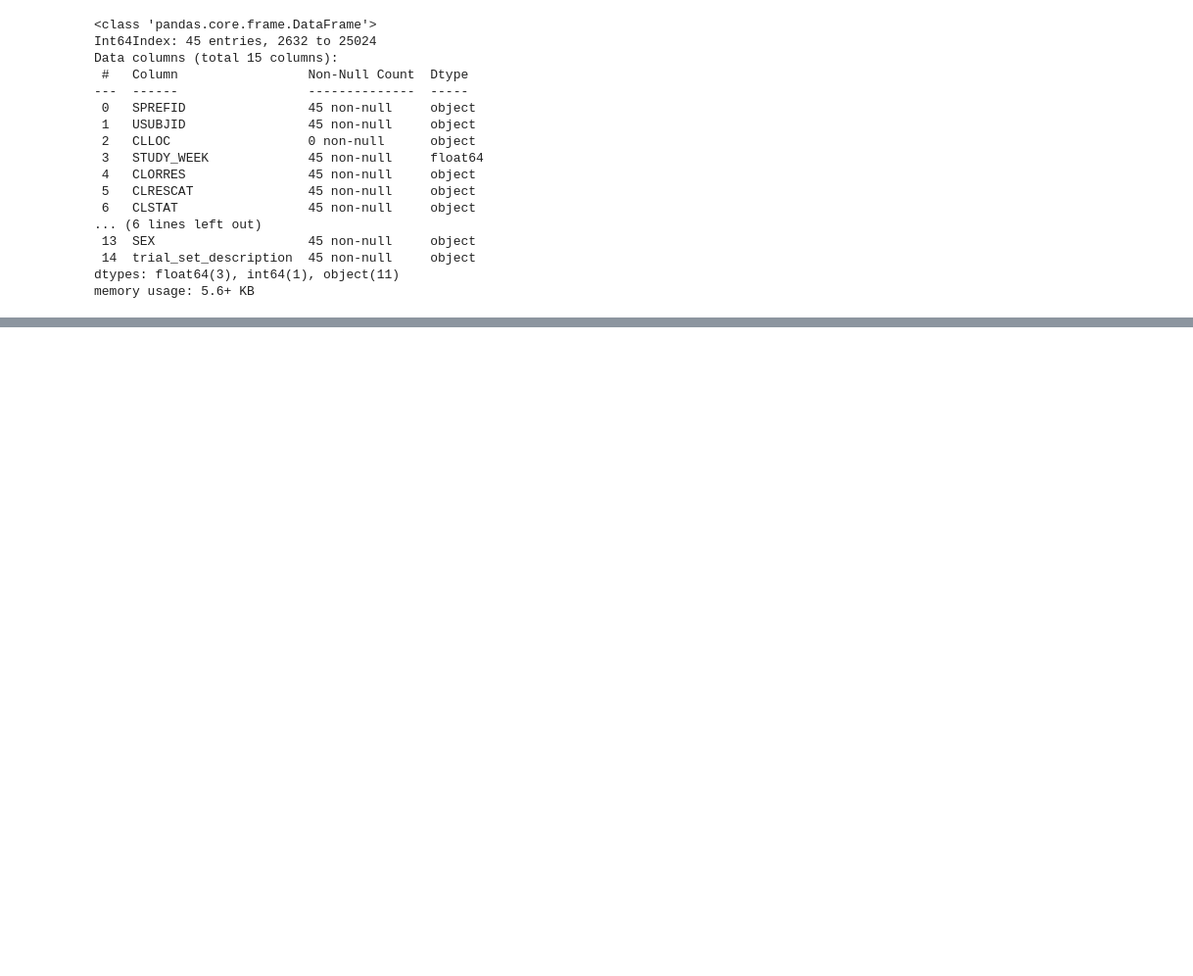
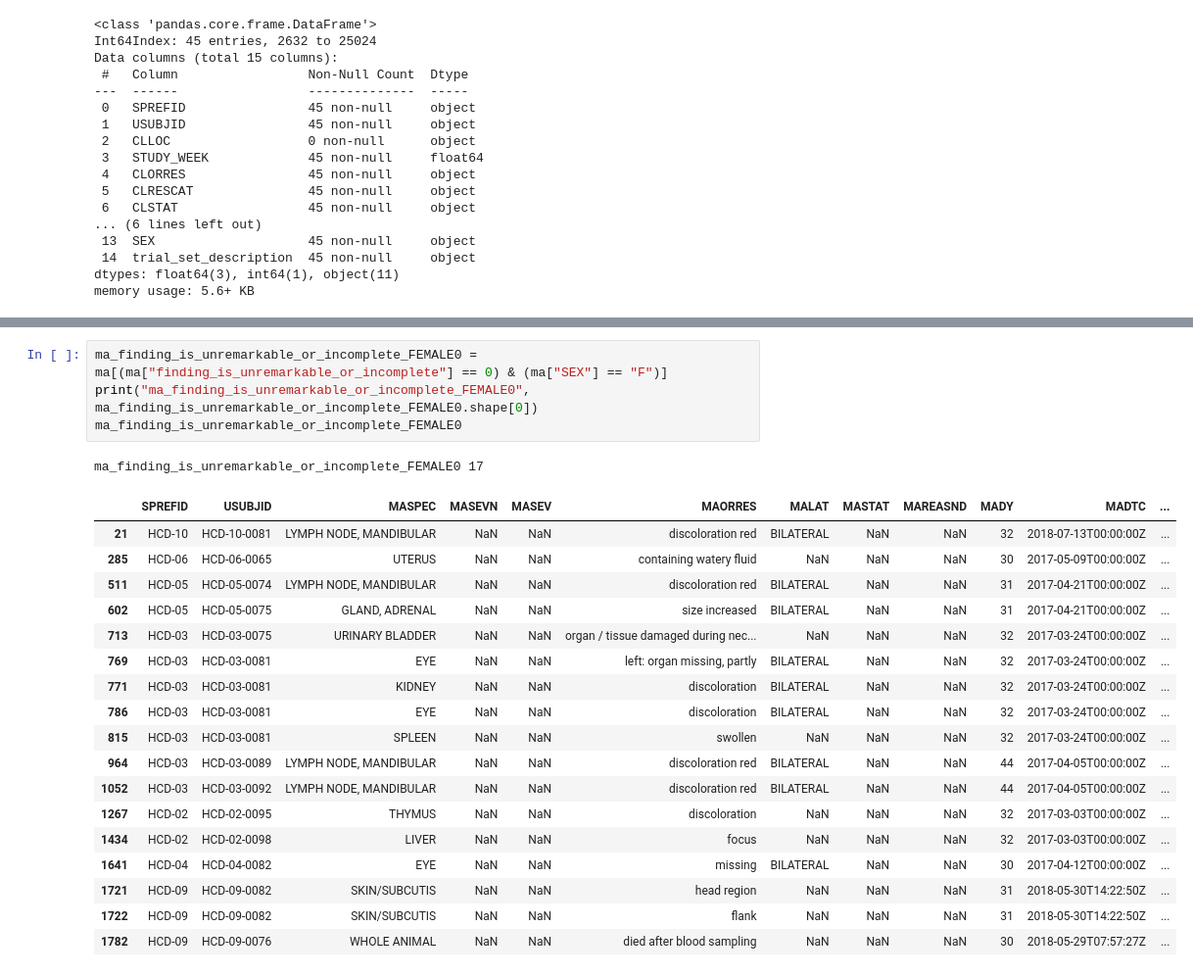
Before and after one commit to Alhag-Ali/Data_Challenges, a Jupyter notebook: project.ipynb, the cells around one changed output, grey strips where cells are left out. Shown at 98% size. Drawn from its saved outputs; the diff is of its cells as text; blank space fills up the shorter version.

```diff
--- a/project.ipynb
+++ b/project.ipynb
@@ -846,0 +1030,24 @@ lb_LBCAT_GROUP_CLINICAL_CHEMISTRY = lb["LBCAT"].unique()
+# %%
+ma_finding_is_unremarkable_or_incomplete_FEMALE0 = ma[(ma["finding_is_unremarkable_or_incomplete"] == 0) & (ma["SEX"] == "F")]
+print("ma_finding_is_unremarkable_or_incomplete_FEMALE0", ma_finding_is_unremarkable_or_incomplete_FEMALE0.shape[0])
+ma_finding_is_unremarkable_or_incomplete_FEMALE0
+# %% [output]
+ma_finding_is_unremarkable_or_incomplete_FEMALE0 17
+|  | SPREFID | USUBJID | MASPEC | MASEVN | MASEV | MAORRES | MALAT | MASTAT | MAREASND | MADY | MADTC | ... |
+| 21 | HCD-10 | HCD-10-0081 | LYMPH NODE, MANDIBULAR | NaN | NaN | discoloration red | BILATERAL | NaN | NaN | 32 | 2018-07-13T00:00:00Z | ... |
+| 285 | HCD-06 | HCD-06-0065 | UTERUS | NaN | NaN | containing watery fluid | NaN | NaN | NaN | 30 | 2017-05-09T00:00:00Z | ... |
+| 511 | HCD-05 | HCD-05-0074 | LYMPH NODE, MANDIBULAR | NaN | NaN | discoloration red | BILATERAL | NaN | NaN | 31 | 2017-04-21T00:00:00Z | ... |
+| 602 | HCD-05 | HCD-05-0075 | GLAND, ADRENAL | NaN | NaN | size increased | BILATERAL | NaN | NaN | 31 | 2017-04-21T00:00:00Z | ... |
+| 713 | HCD-03 | HCD-03-0075 | URINARY BLADDER | NaN | NaN | organ / tissue damaged during nec... | NaN | NaN | NaN | 32 | 2017-03-24T00:00:00Z | ... |
+| 769 | HCD-03 | HCD-03-0081 | EYE | NaN | NaN | left: organ missing, partly | BILATERAL | NaN | NaN | 32 | 2017-03-24T00:00:00Z | ... |
+| 771 | HCD-03 | HCD-03-0081 | KIDNEY | NaN | NaN | discoloration | BILATERAL | NaN | NaN | 32 | 2017-03-24T00:00:00Z | ... |
+| 786 | HCD-03 | HCD-03-0081 | EYE | NaN | NaN | discoloration | BILATERAL | NaN | NaN | 32 | 2017-03-24T00:00:00Z | ... |
+| 815 | HCD-03 | HCD-03-0081 | SPLEEN | NaN | NaN | swollen | NaN | NaN | NaN | 32 | 2017-03-24T00:00:00Z | ... |
+| 964 | HCD-03 | HCD-03-0089 | LYMPH NODE, MANDIBULAR | NaN | NaN | discoloration red | BILATERAL | NaN | NaN | 44 | 2017-04-05T00:00:00Z | ... |
+| 1052 | HCD-03 | HCD-03-0092 | LYMPH NODE, MANDIBULAR | NaN | NaN | discoloration red | BILATERAL | NaN | NaN | 44 | 2017-04-05T00:00:00Z | ... |
+| 1267 | HCD-02 | HCD-02-0095 | THYMUS | NaN | NaN | discoloration | NaN | NaN | NaN | 32 | 2017-03-03T00:00:00Z | ... |
+| 1434 | HCD-02 | HCD-02-0098 | LIVER | NaN | NaN | focus | NaN | NaN | NaN | 32 | 2017-03-03T00:00:00Z | ... |
+| 1641 | HCD-04 | HCD-04-0082 | EYE | NaN | NaN | missing | BILATERAL | NaN | NaN | 30 | 2017-04-12T00:00:00Z | ... |
+| 1721 | HCD-09 | HCD-09-0082 | SKIN/SUBCUTIS | NaN | NaN | head region | NaN | NaN | NaN | 31 | 2018-05-30T14:22:50Z | ... |
+| 1722 | HCD-09 | HCD-09-0082 | SKIN/SUBCUTIS | NaN | NaN | flank | NaN | NaN | NaN | 31 | 2018-05-30T14:22:50Z | ... |
+| 1782 | HCD-09 | HCD-09-0076 | WHOLE ANIMAL | NaN | NaN | died after blood sampling | NaN | NaN | NaN | 30 | 2018-05-29T07:57:27Z | ... |
```
Also changed, not shown: parts of 51 cells of this notebook.
